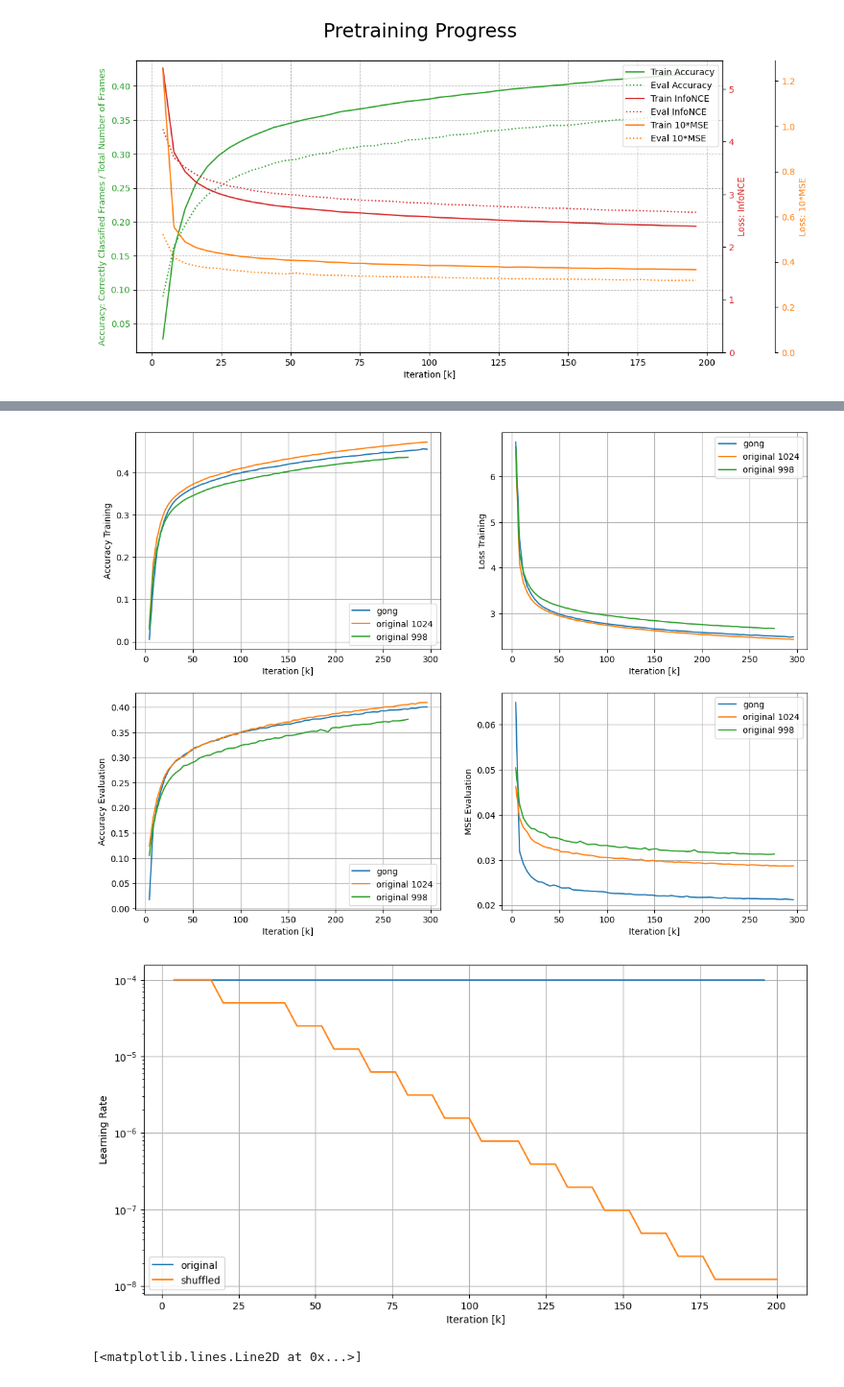
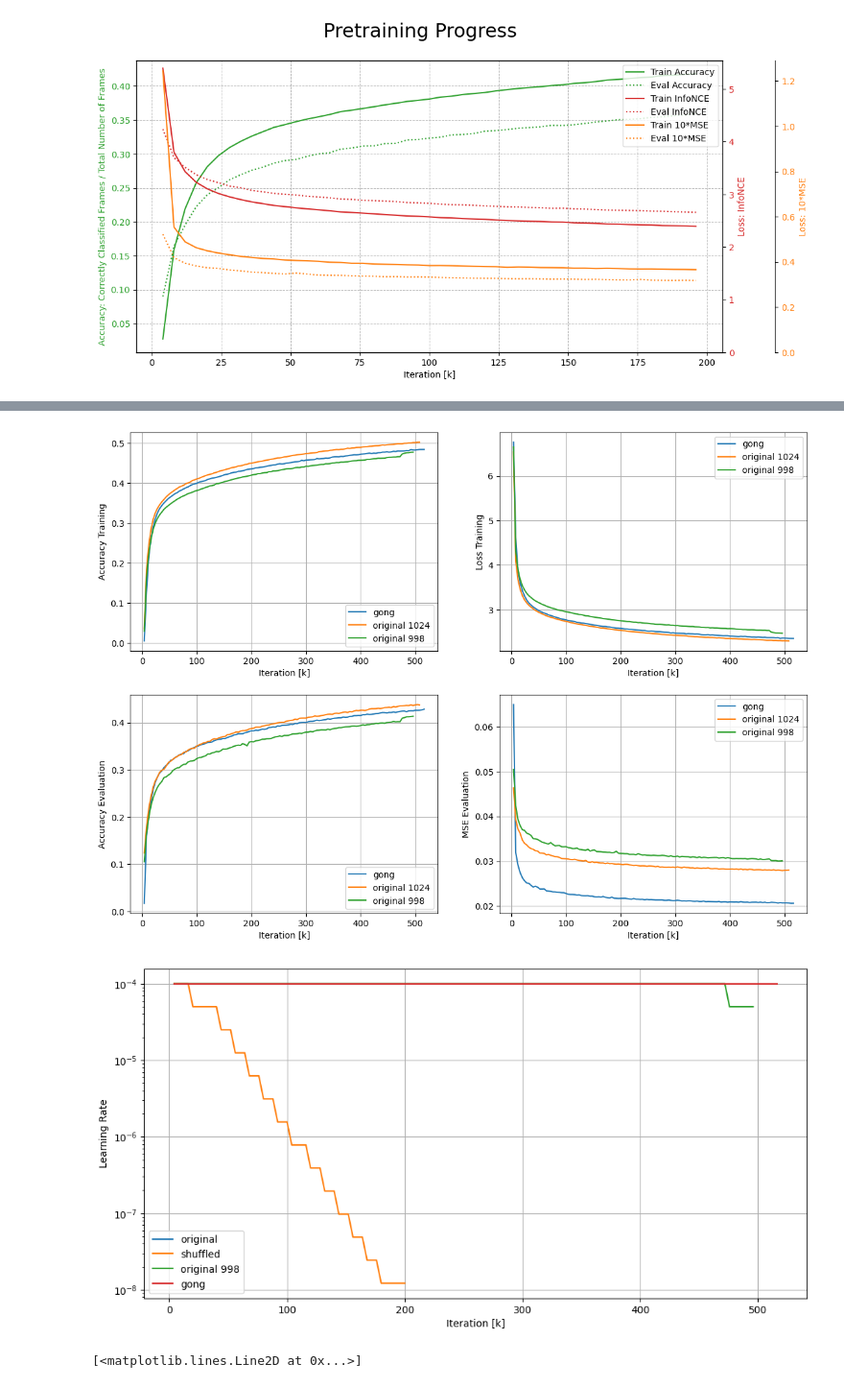
Before and after one commit to Ironmomo/SpeakerVerificationBA, a Jupyter notebook: pretraining/utilities/sandbox.ipynb, the cells around one changed output, grey strips where cells are left out. Shown at 96% size. Saved outputs shown, nothing was run; the diff lists cells and outputs as text; code cells hidden in the pictures.

```diff
--- a/pretraining/utilities/sandbox.ipynb
+++ b/pretraining/utilities/sandbox.ipynb
@@ -319,7 +319,7 @@ acc_tr_gong, loss_tr_gong, acc_ev_gong, mse_ev_gong, _ = get_column(result_gong)
 acc_tr_3GPU, loss_tr_3GPU, acc_ev_3GPU, mse_ev_3GPU, _ = get_column(result_3GPU)
 acc_tr_original, loss1_tr_original, loss2_tr_original, acc_ev_original, loss1_ev_original, loss2_ev_original, _ = get_column(result_original)
 acc_tr_shuffled, loss1_tr_shuffled, loss2_tr_shuffled, acc_ev_shuffled, loss1_ev_shuffled, loss2_ev_shuffled, _ = get_column(result_shuffled)
-acc_tr_original_3GPU, loss1_tr_original_3GPU, loss2_tr_original_3GPU, acc_ev_original_3GPU, loss1_ev_original_3GPU, loss2_ev_original_3GPU, _ = get_column(result_original_3GPU)
+acc_tr_original_3GPU, loss1_tr_original_3GPU, loss2_tr_original_3GPU, acc_ev_original_3GPU, loss1_ev_original_3GPU, loss2_ev_original_3GPU, lr_original_3GPU = get_column(result_original_3GPU)
 
 iteration_gong = np.arange(1, len(acc_tr_gong)+1) * 4000
 # %%
@@ -379,20 +379,22 @@ axs[1, 1].grid()
 
 plt.show()
 # %% [output]
-[figure, old version]
+[figure, new version]
 # %%
 # plot learning rate on log scale
 fig, ax = plt.subplots(figsize=(12, 6))
 ax.plot(iteration_original/1e3, learning_rate_original, label='original')
 ax.plot(iteration_shuffled/1e3, learning_rate_shuffled, label='shuffled')
+ax.plot(iter_original/1e3, lr_original_3GPU, label='original 998')
+ax.plot(iteration_gong[:len(acc_tr_original_3GPU)+5]/1e3, np.ones(len(acc_tr_original_3GPU)+5)*1e-4, label='gong')
 ax.set_yscale('log')
 ax.set_xlabel('Iteration [k]')
 ax.set_ylabel('Learning Rate')
 ax.legend()
 ax.grid()
 plt.show()
 # %% [output]
-[figure, old version]
+[figure, new version]
 # %%
 #plt.plot(iteration_shuffled/1e3, loss2_ev_shuffled, label='shuffled')
 plt.plot(iteration_shuffled/1e3, loss1_ev_shuffled, label='shuffled')
```
Also changed, not shown: parts of 4 cells of this notebook, 7 other files.
